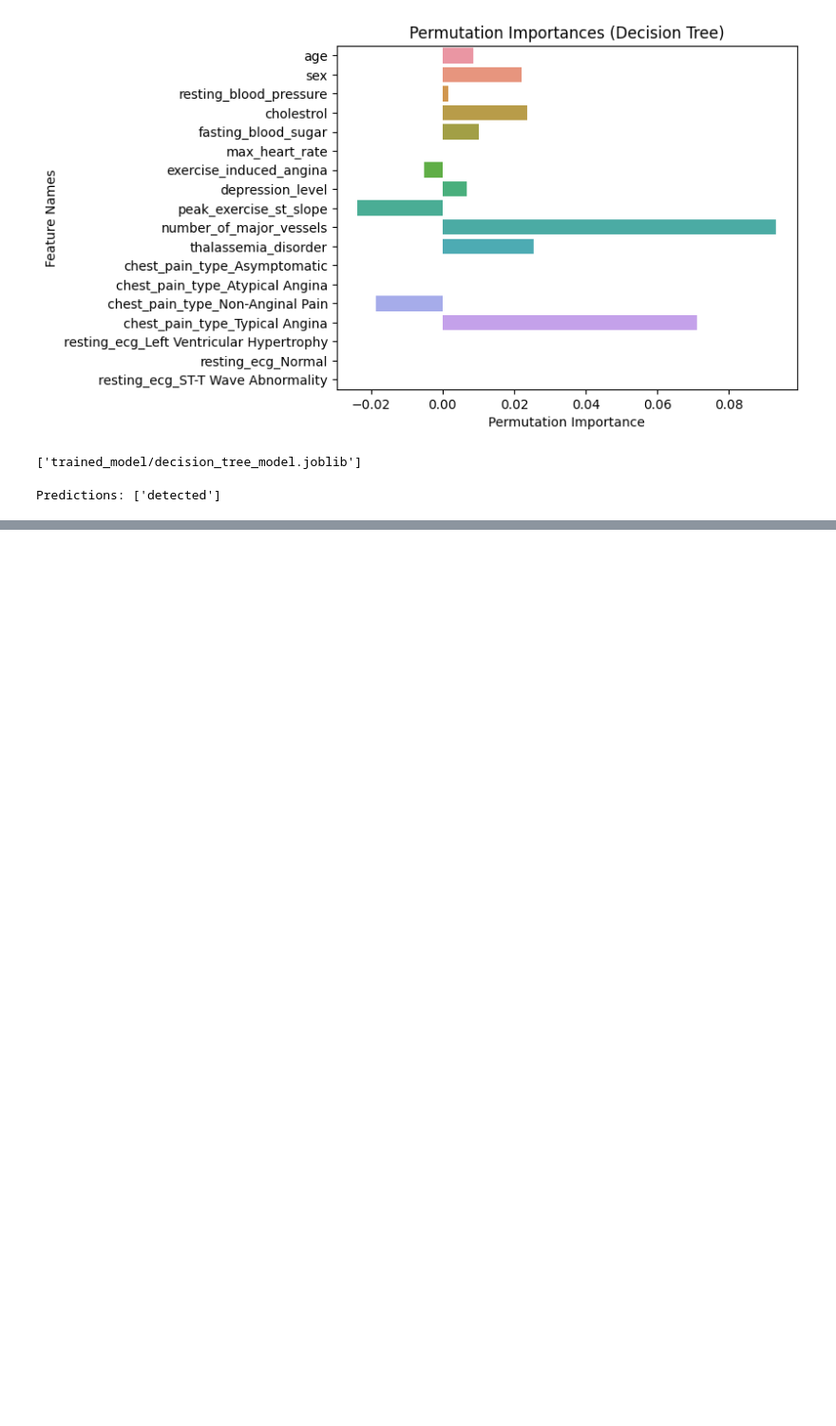
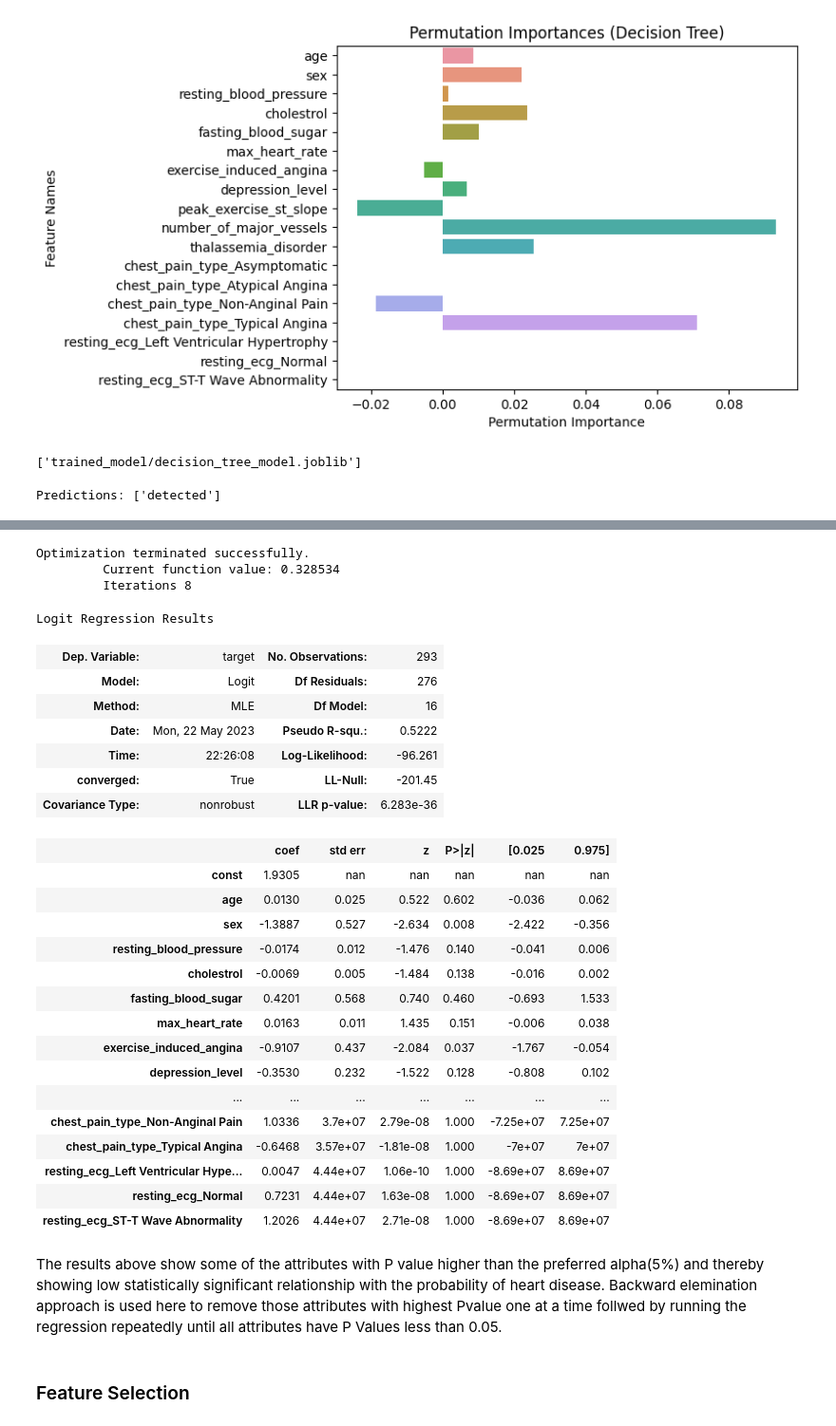
Before and after one commit to karhong-sam/project-wqd7003-ds-analysis, a Jupyter notebook: heart-analysis.ipynb, the cells around one changed output, grey strips where cells are left out. Shown at 95% size. Saved outputs shown, nothing was run; the diff lists cells and outputs as text; code cells hidden in the pictures; blank space fills up the shorter version.

Commit message:
Added code for Logistic Regression

```diff
--- a/heart-analysis.ipynb
+++ b/heart-analysis.ipynb
@@ -891,0 +898,18 @@ Predictions: ['detected']
+# %%
+from statsmodels.tools import add_constant
+import scipy.stats as st
+import statsmodels.api as sm
+
+df_lr = df_transform
+df_lr_constant = add_constant(df_lr)
+df_lr_constant.head()
+
+# List of columns to convert
+columns_to_convert = ['chest_pain_type_Asymptomatic','chest_pain_type_Atypical Angina', 'chest_pain_type_Non-Anginal Pain', 'chest_pain_type_Typical Angina', 'resting_ecg_Left Ventricular Hypertrophy', 'resting_ecg_Normal', 'resting_ecg_ST-T Wave Abnormality']
+
+# Replace boolean values with integers in selected columns
+for column in columns_to_convert:
+    df_lr_constant[column] = df_lr_constant[column].astype(int)
+
+# Display the updated DataFrame
+df_lr_constant.head()
@@ -891,0 +923,38 @@ Predictions: ['detected']
+# %%
+st.chisqprob = lambda chisq, df: st.chi2.sf(chisq, df)
+cols=df_lr_constant.columns[:-1]
+model=sm.Logit(df_lr.target,df_lr_constant[cols])
+result=model.fit()
+result.summary()
+# %% [output]
+Optimization terminated successfully.
+         Current function value: 0.328534
+         Iterations 8
+Logit Regression Results
+| Dep. Variable: | target | No. Observations: | 293 |
+| Model: | Logit | Df Residuals: | 276 |
+| Method: | MLE | Df Model: | 16 |
+| Date: | Mon, 22 May 2023 | Pseudo R-squ.: | 0.5222 |
+| Time: | 22:26:08 | Log-Likelihood: | -96.261 |
+| converged: | True | LL-Null: | -201.45 |
+| Covariance Type: | nonrobust | LLR p-value: | 6.283e-36 |
+|  | coef | std err | z | P>|z| | [0.025 | 0.975] |
+| const | 1.9305 | nan | nan | nan | nan | nan |
+| age | 0.0130 | 0.025 | 0.522 | 0.602 | -0.036 | 0.062 |
+| sex | -1.3887 | 0.527 | -2.634 | 0.008 | -2.422 | -0.356 |
+| resting_blood_pressure | -0.0174 | 0.012 | -1.476 | 0.140 | -0.041 | 0.006 |
+| cholestrol | -0.0069 | 0.005 | -1.484 | 0.138 | -0.016 | 0.002 |
+| fasting_blood_sugar | 0.4201 | 0.568 | 0.740 | 0.460 | -0.693 | 1.533 |
+| max_heart_rate | 0.0163 | 0.011 | 1.435 | 0.151 | -0.006 | 0.038 |
+| exercise_induced_angina | -0.9107 | 0.437 | -2.084 | 0.037 | -1.767 | -0.054 |
+| depression_level | -0.3530 | 0.232 | -1.522 | 0.128 | -0.808 | 0.102 |
+| ... | ... | ... | ... | ... | ... | ... |
+| chest_pain_type_Non-Anginal Pain | 1.0336 | 3.7e+07 | 2.79e-08 | 1.000 | -7.25e+07 | 7.25e+07 |
+| chest_pain_type_Typical Angina | -0.6468 | 3.57e+07 | -1.81e-08 | 1.000 | -7e+07 | 7e+07 |
+| resting_ecg_Left Ventricular Hype... | 0.0047 | 4.44e+07 | 1.06e-10 | 1.000 | -8.69e+07 | 8.69e+07 |
+| resting_ecg_Normal | 0.7231 | 4.44e+07 | 1.63e-08 | 1.000 | -8.69e+07 | 8.69e+07 |
+| resting_ecg_ST-T Wave Abnormality | 1.2026 | 4.44e+07 | 2.71e-08 | 1.000 | -8.69e+07 | 8.69e+07 |
+# %% [markdown]
+The results above show some of the attributes with P value higher than the preferred alpha(5%) and thereby showing low statistically significant relationship with the probability of heart disease. Backward elemination approach is used here to remove those attributes with highest Pvalue one at a time follwed by running the regression repeatedly until all attributes have P Values less than 0.05.
+# %% [markdown]
+### Feature Selection
```
Also changed, not shown: parts of 18 cells of this notebook.
